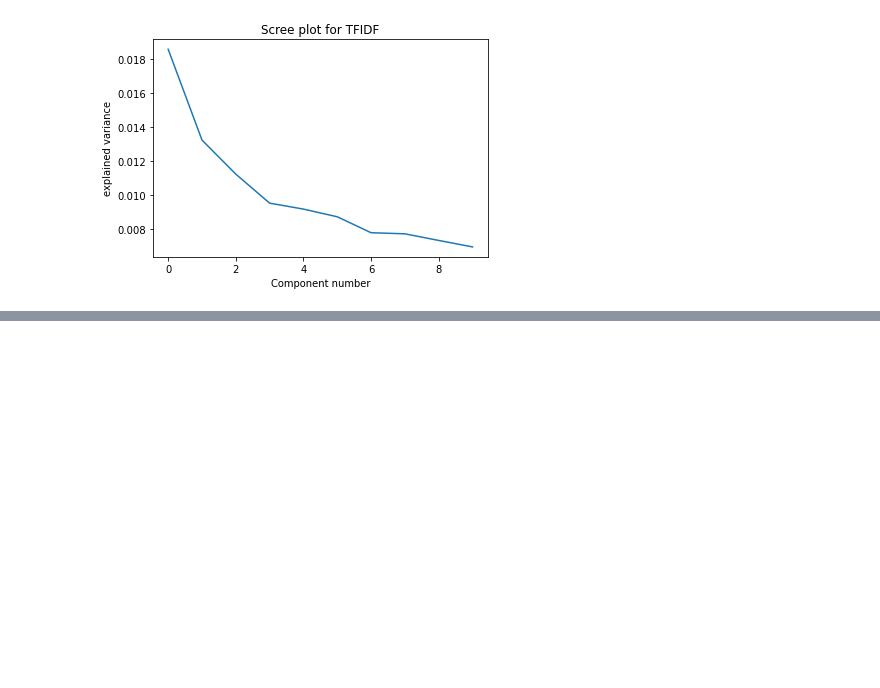
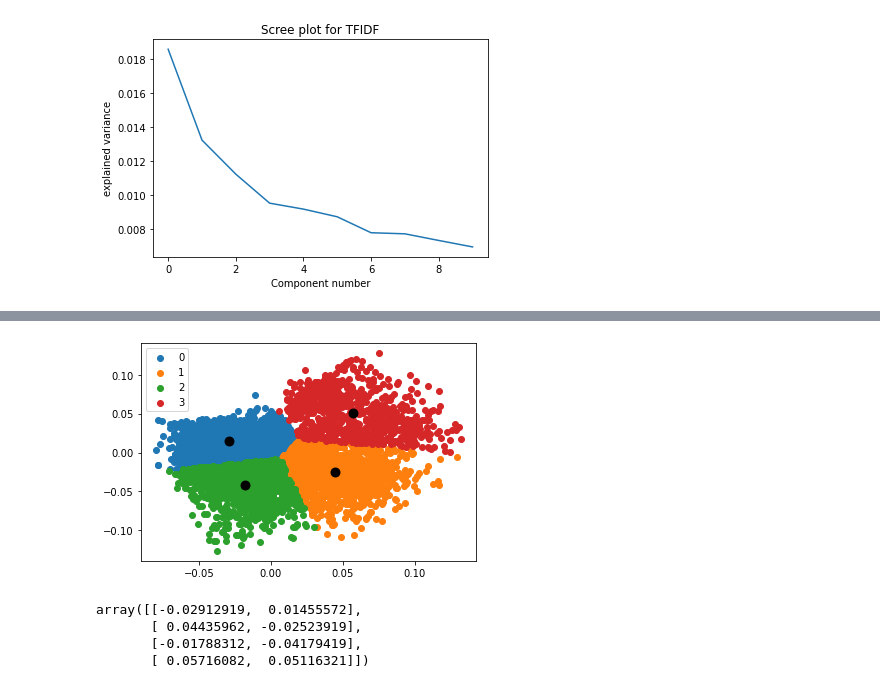
Before and after one commit to ejfeldman7/coffee-reviews-nlp, a Jupyter notebook: Notebooks/kmeans.ipynb, the cells around one changed output, grey strips where cells are left out. Drawn from its saved outputs; the diff is of its cells as text; code cells hidden in the pictures; blank space fills up the shorter version.

```diff
--- a/Notebooks/kmeans.ipynb
+++ b/Notebooks/kmeans.ipynb
@@ -292,0 +307,35 @@ plt.show()
+# %%
+cats = ['bright_floral_citrus', 'choc_woody_dark', 'tart_sweet_smooth','cacao_nut_clean', 'sweet_nut_pine', 'juicy_cacao_honey', 'red_berries','woody_nut_caramel', 'cherry_vinuous_choc']
+# %%
+nmf_data = df_topic_breakdown[cats]
+
+pca = PCA(2)
+#Transform the data
+data = pca.fit_transform(nmf_data)
+
+#Initialize the class object
+kmeans_on_nmf = KMeans(n_clusters = 4)
+
+#predict the labels of clusters.
+label = kmeans_on_nmf.fit_predict(data)
+
+#Getting the Centroids
+centroids = kmeans_on_nmf.cluster_centers_
+u_labels = np.unique(label)
+
+#plotting the results:
+
+for i in u_labels:
+    plt.scatter(data[label == i , 0] , data[label == i , 1] , label = i)
+plt.scatter(centroids[:,0] , centroids[:,1] , s = 80, color = 'k')
+plt.legend()
+plt.show()
+# %% [output]
+[figure, added]
+# %%
+centroids
+# %% [output]
+array([[-0.02912919,  0.01455572],
+       [ 0.04435962, -0.02523919],
+       [-0.01788312, -0.04179419],
+       [ 0.05716082,  0.05116321]])
```
Also changed, not shown: parts of 16 cells of this notebook, 5 other files.
